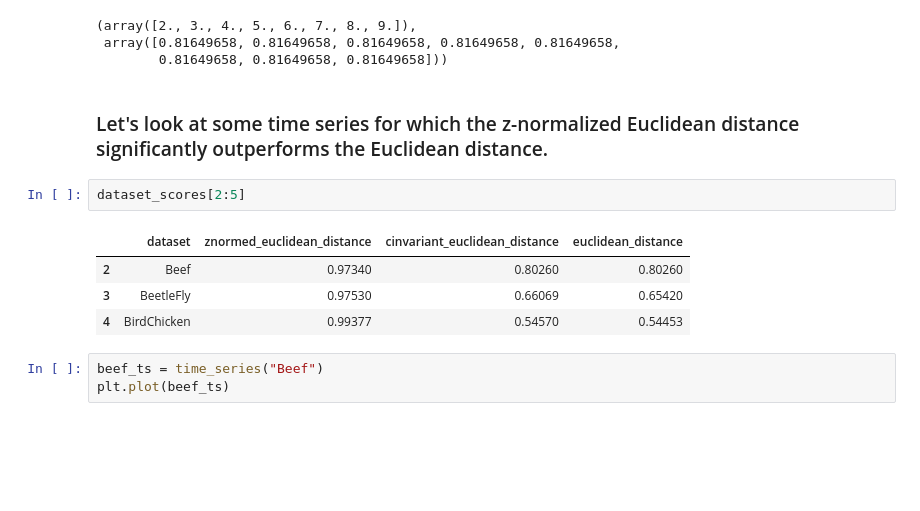
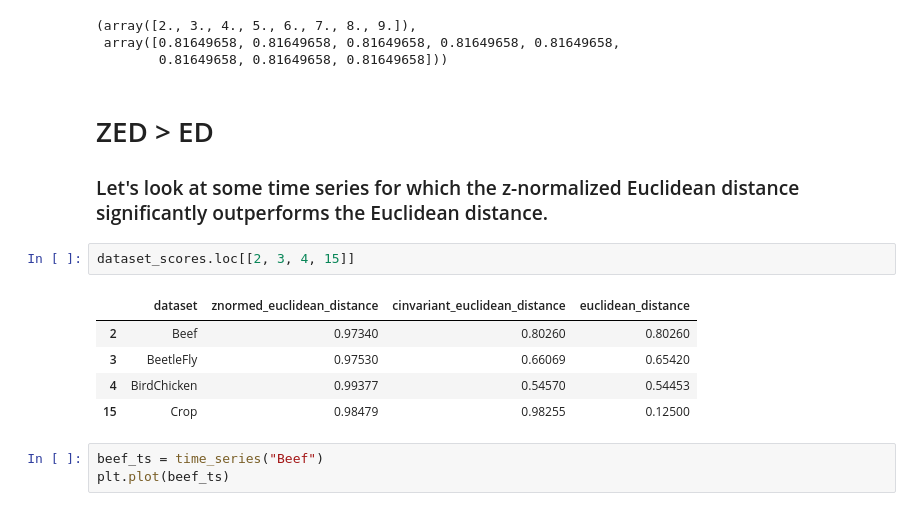
Before and after one commit to JaasperK/oracle, a Jupyter notebook: notebooks/oracle.ipynb, the cells around one changed output. Saved outputs shown, nothing was run; the diff lists cells and outputs as text; blank space fills up the shorter version.

```diff
--- a/notebooks/oracle.ipynb
+++ b/notebooks/oracle.ipynb
@@ -169,14 +169,16 @@ sliding_mean_stddev(t, 3)
  array([0.81649658, 0.81649658, 0.81649658, 0.81649658, 0.81649658,
         0.81649658, 0.81649658, 0.81649658]))
 # %% [markdown]
+# ZED > ED
 ### Let's look at some time series for which the z-normalized Euclidean distance significantly outperforms the Euclidean distance.
 # %%
-dataset_scores[2:5]
+dataset_scores.loc[[2, 3, 4, 15]]
 # %% [output]
 |  | dataset | znormed_euclidean_distance | cinvariant_euclidean_distance | euclidean_distance |
 | 2 | Beef | 0.97340 | 0.80260 | 0.80260 |
 | 3 | BeetleFly | 0.97530 | 0.66069 | 0.65420 |
 | 4 | BirdChicken | 0.99377 | 0.54570 | 0.54453 |
+| 15 | Crop | 0.98479 | 0.98255 | 0.12500 |
 # %%
 beef_ts = time_series("Beef")
 plt.plot(beef_ts)
```
Also changed, not shown: parts of 12 cells of this notebook.
